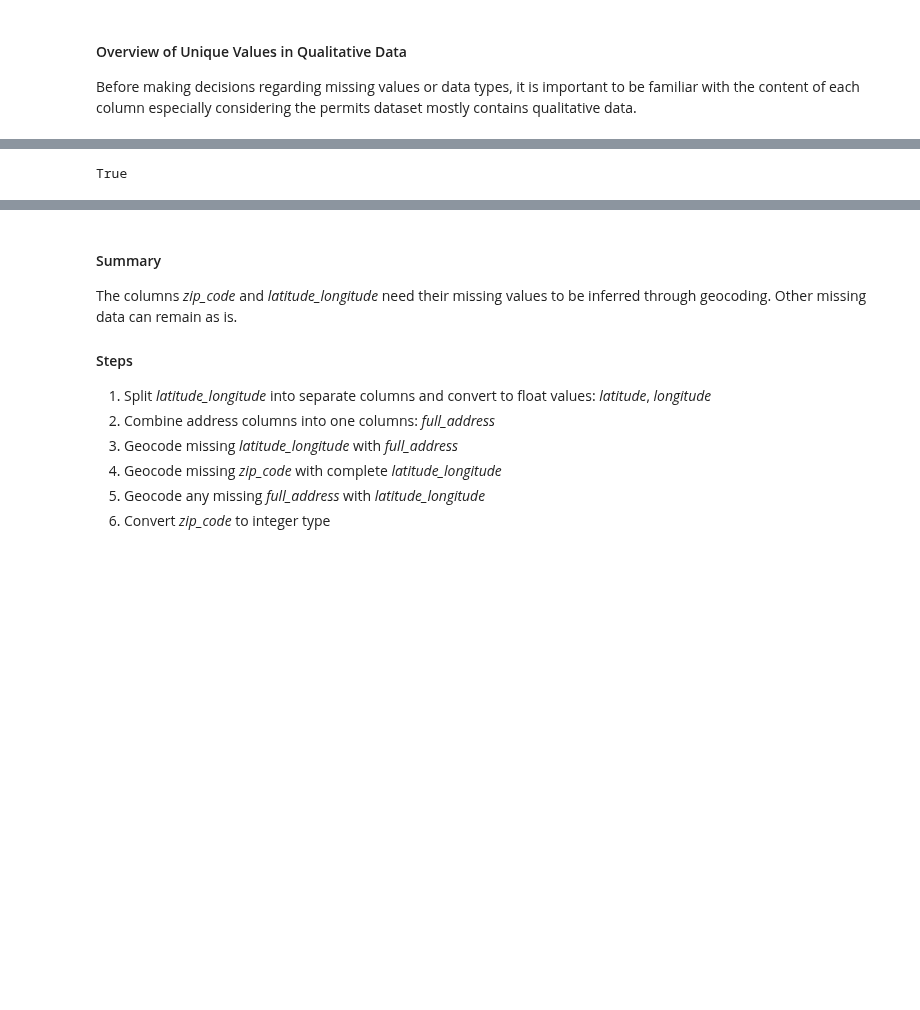
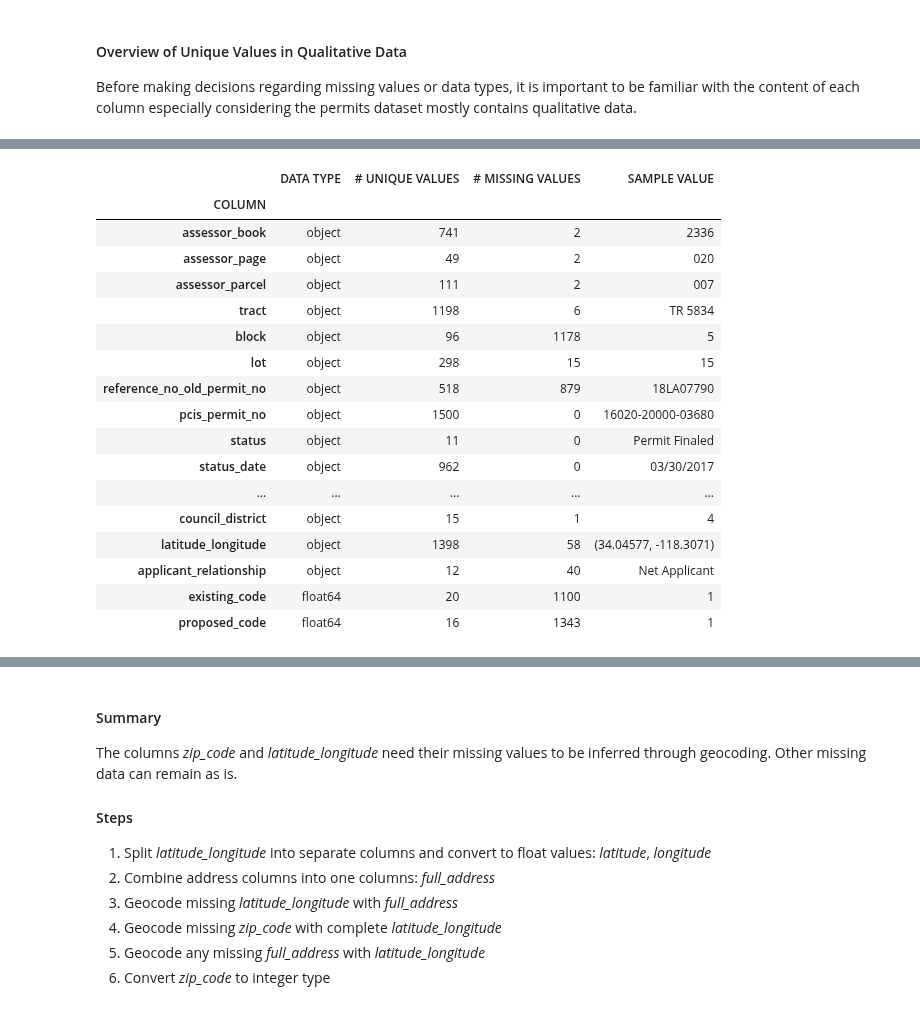
Before and after one commit to chrisammon3000/permits-data, a Jupyter notebook: notebooks/0.1-load-data.ipynb, the cells around one changed output, grey strips where cells are left out. Saved outputs shown, nothing was run; the diff lists cells and outputs as text; code cells hidden in the pictures; blank space fills up the shorter version.

```diff
--- a/notebooks/0.1-load-data.ipynb
+++ b/notebooks/0.1-load-data.ipynb
@@ -230,3 +202,67 @@ proposed_code                                        16           1343
+# %%
+### WORKING
+def get_overview(dataframe):
+
+    """
+    Returns a new pandas DataFrame with the column name, number
+    of unique values, number of null values, and a sample value.
+
+    Example
+    -------
+
+    overview = get_overview(my_dataframe)
+
+    """
+    unique = dataframe.nunique(axis=0)
+    is_null = dataframe.isnull().sum()
+    data_types = dataframe.dtypes
+
+    samples = pd.DataFrame()
+    column_names = pd.DataFrame()
+
+    for column, row in df.iteritems():
+        try:
+            sample = df[column].dropna(axis=0).sample()
+            column_name = pd.Series(column)
+            #print(sample, type(sample))
+        except:
+            pass
+
+        samples = pd.concat([samples, sample], axis=0).reset_index(drop=True)
+        column_names = pd.concat([column_names, column_name],
+                                 axis=0, ).reset_index(drop=True)
+
+        examples = pd.concat([column_names, samples], axis=1, ignore_index=True)
+        examples.columns = ['COLUMN', 'SAMPLE VALUE']
+        #examples.set_index('COLUMN NAME', inplace=True)
+
+    overview = pd.concat([data_types, unique, is_null], axis=1)
+    overview.reset_index(inplace=True)
+    overview.columns = columns=['COLUMN', 'DATA TYPE', '# UNIQUE VALUES', '# MISSING VALUES']
+    overview = overview.merge(right=examples, on='COLUMN').set_index('COLUMN')
+
+    return overview
+# %%
+get_overview(df)
+# %% [output]
+|  | DATA TYPE | # UNIQUE VALUES | # MISSING VALUES | SAMPLE VALUE |
+| COLUMN |  |  |  |  |
+| assessor_book | object | 741 | 2 | 2336 |
+| assessor_page | object | 49 | 2 | 020 |
+| assessor_parcel | object | 111 | 2 | 007 |
+| tract | object | 1198 | 6 | TR 5834 |
+| block | object | 96 | 1178 | 5 |
+| lot | object | 298 | 15 | 15 |
+| reference_no_old_permit_no | object | 518 | 879 | 18LA07790 |
+| pcis_permit_no | object | 1500 | 0 | 16020-20000-03680 |
+| status | object | 11 | 0 | Permit Finaled |
+| status_date | object | 962 | 0 | 03/30/2017 |
+| ... | ... | ... | ... | ... |
+| council_district | object | 15 | 1 | 4 |
+| latitude_longitude | object | 1398 | 58 | (34.04577, -118.3071) |
+| applicant_relationship | object | 12 | 40 | Net Applicant |
+| existing_code | float64 | 20 | 1100 | 1 |
+| proposed_code | float64 | 16 | 1343 | 1 |
 # %%
 #### WORKING GENERATOR OPTION
 # Creates a report to show value counts for columns with less than n unique values
@@ -296,9 +333,5 @@ def explore_value_counts(dataframe, n, printed=False):
         print('\n'.join(make_tables()))
     else:
         return make_tables()
-# %%
-df.status.dtype not in ['float64', 'int']
-# %% [output]
-True
 # %%
 table_gen = explore_value_counts(df, 100)
```
Also changed, not shown: parts of 15 cells of this notebook.
